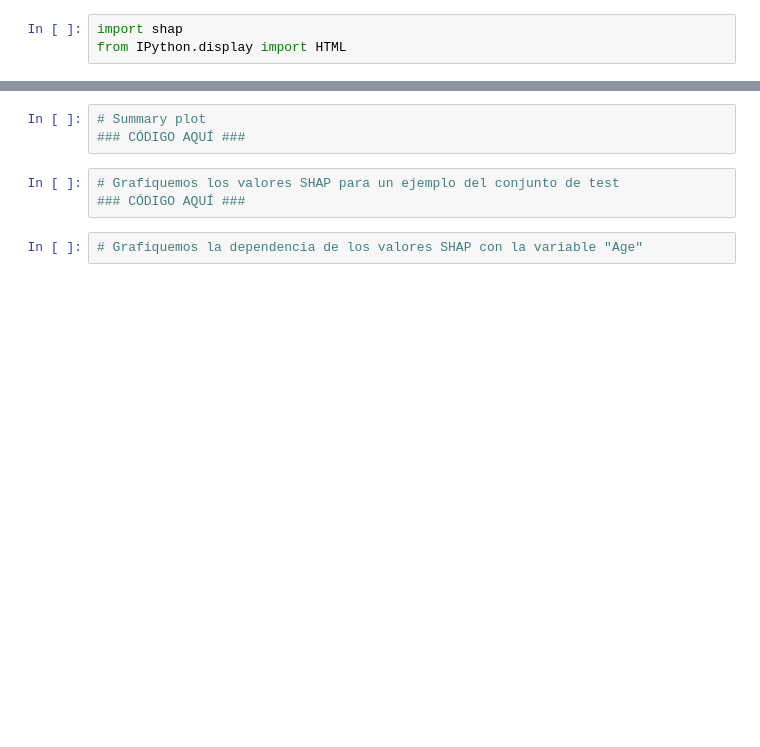
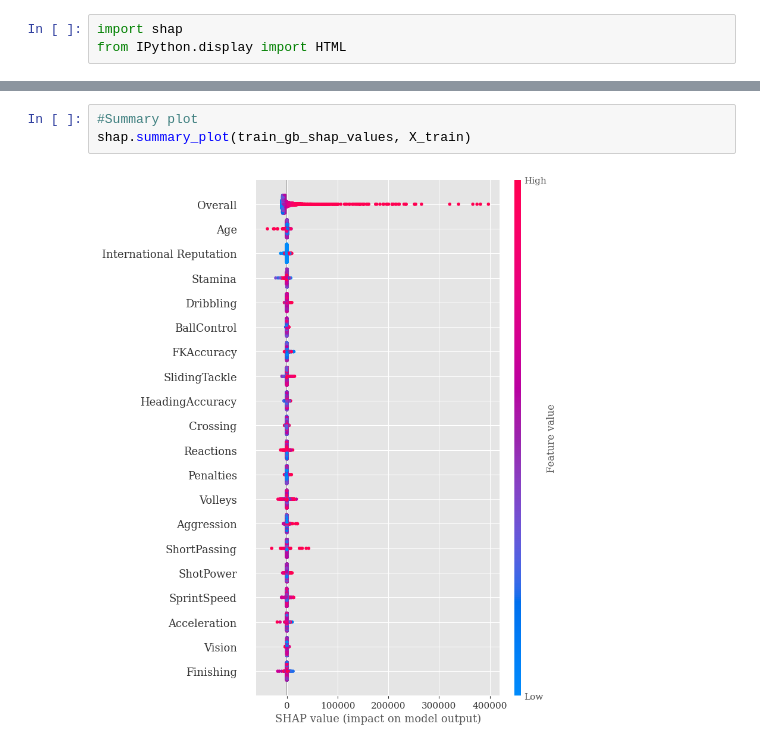
Before and after one commit to samuelcardenasg23/taller1-mlds, a Jupyter notebook: Regresión_con_RF_y_GB.ipynb, the cells around one changed output, grey strips where cells are left out. Drawn from its saved outputs; the diff is of its cells as text; blank space fills up the shorter version.

```diff
--- a/Regresión_con_RF_y_GB.ipynb
+++ b/Regresión_con_RF_y_GB.ipynb
@@ -368,8 +476,5 @@ train_gb_shap_values = ### CÓDIGO AQUÍ ###
 # %%
-# Summary plot
-### CÓDIGO AQUÍ ###
+#Summary plot
+shap.summary_plot(train_gb_shap_values, X_train)
+# %% [output]
+[figure, added]
-# %%
-# Grafiquemos los valores SHAP para un ejemplo del conjunto de test
-### CÓDIGO AQUÍ ###
-# %%
-# Grafiquemos la dependencia de los valores SHAP con la variable "Age"
```
Also changed, not shown: parts of 14 cells of this notebook.
